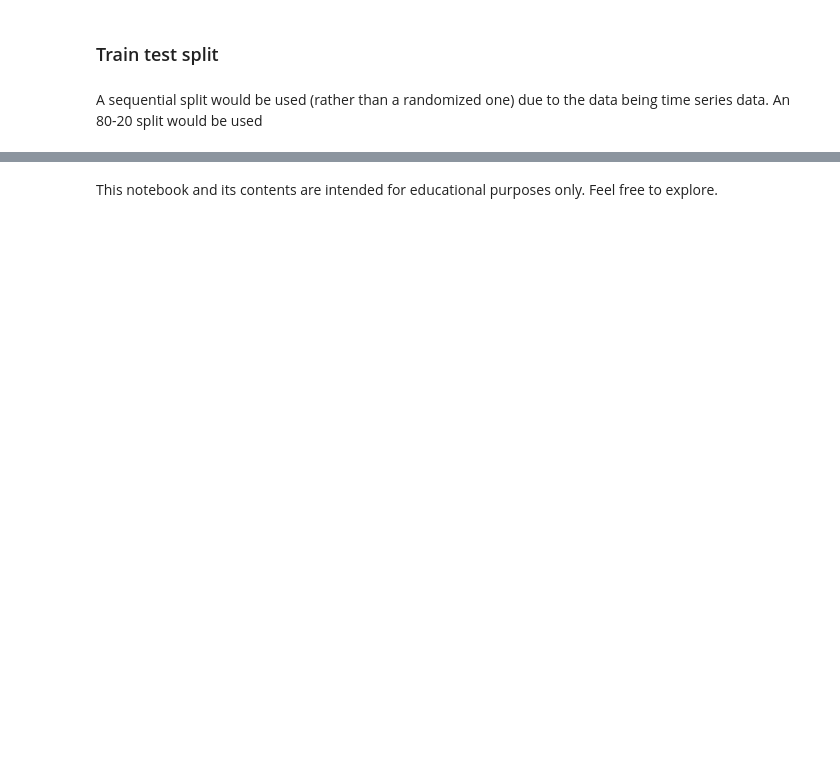
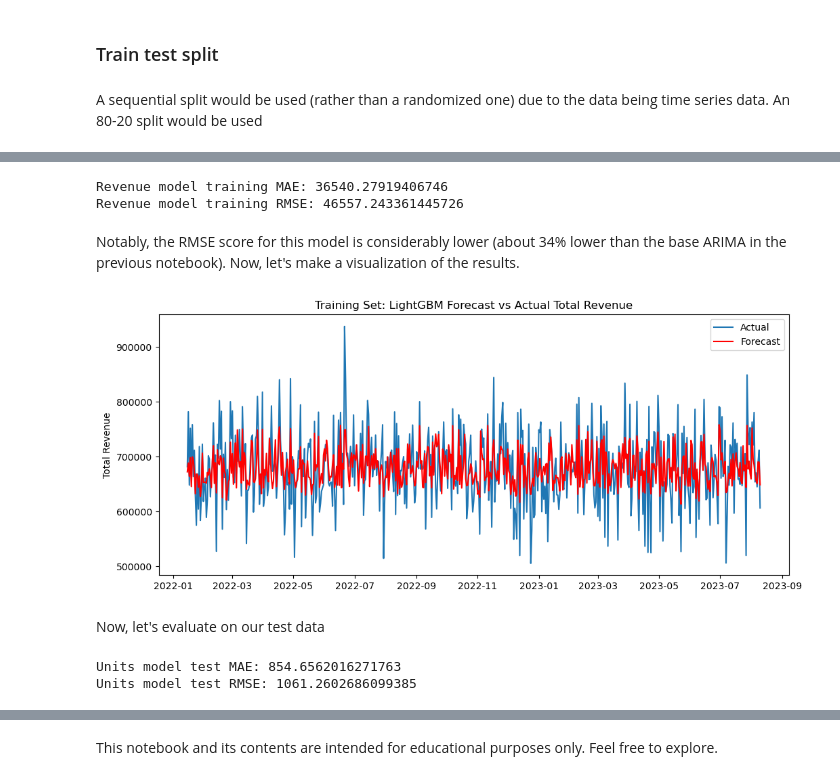
Before and after one commit to Mohammed-Hanan-Othman/time-series-forecasting, a Jupyter notebook: notebooks/sales_prediction_lightgbm.ipynb, the cells around one changed output, grey strips where cells are left out. Saved outputs shown, nothing was run; the diff lists cells and outputs as text; code cells hidden in the pictures; blank space fills up the shorter version.

```diff
--- a/notebooks/sales_prediction_lightgbm.ipynb
+++ b/notebooks/sales_prediction_lightgbm.ipynb
@@ -205,0 +293,37 @@ y_train_revenue, y_test_revenue = y_revenue[:cutoff], y_revenue[cutoff:]
+# %%
+# Make revenue training evaluation
+y_train_pred_rev = revenue_model.predict(X_train_revenue)
+training_mae = mean_absolute_error(y_train_revenue, y_train_pred_rev)
+training_rmse = np.sqrt(mean_squared_error(y_train_revenue, y_train_pred_rev))
+
+print("Revenue model training MAE:", training_mae)
+print("Revenue model training RMSE:", training_rmse)
+# %% [output]
+Revenue model training MAE: 36540.27919406746
+Revenue model training RMSE: 46557.243361445726
+# %% [markdown]
+Notably, the RMSE score for this model is considerably lower (about 34% lower than the base ARIMA in the previous notebook). Now, let's make a visualization of the results.
+# %%
+# Visualize revenue training predictions
+plt.figure(figsize=(12, 5))
+plt.plot(X_train_revenue.index, y_train_revenue, label="Actual")
+plt.plot(X_train_revenue.index, y_train_pred_rev, label="Forecast", color="red")
+plt.title("Training Set: LightGBM Forecast vs Actual Total Revenue")
+plt.ylabel("Total Revenue")
+plt.legend()
+plt.show()
+# %% [output]
+[figure, added]
+# %% [markdown]
+Now, let's evaluate on our test data
+# %%
+# Make units training evaluation
+y_test_pred_units = units_model.predict(X_test_units)
+test_mae = mean_absolute_error(y_test_units, y_test_pred_units)
+test_rmse = np.sqrt(mean_squared_error(y_test_units, y_test_pred_units))
+
+print("Units model test MAE:", test_mae)
+print("Units model test RMSE:", test_rmse)
+# %% [output]
+Units model test MAE: 854.6562016271763
+Units model test RMSE: 1061.2602686099385
```
Also changed, not shown: parts of 12 cells of this notebook.
